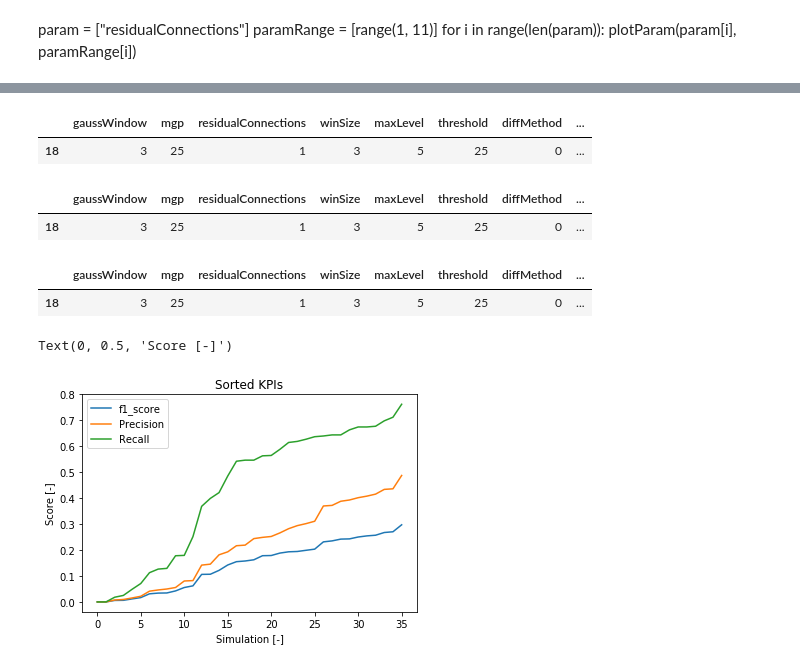
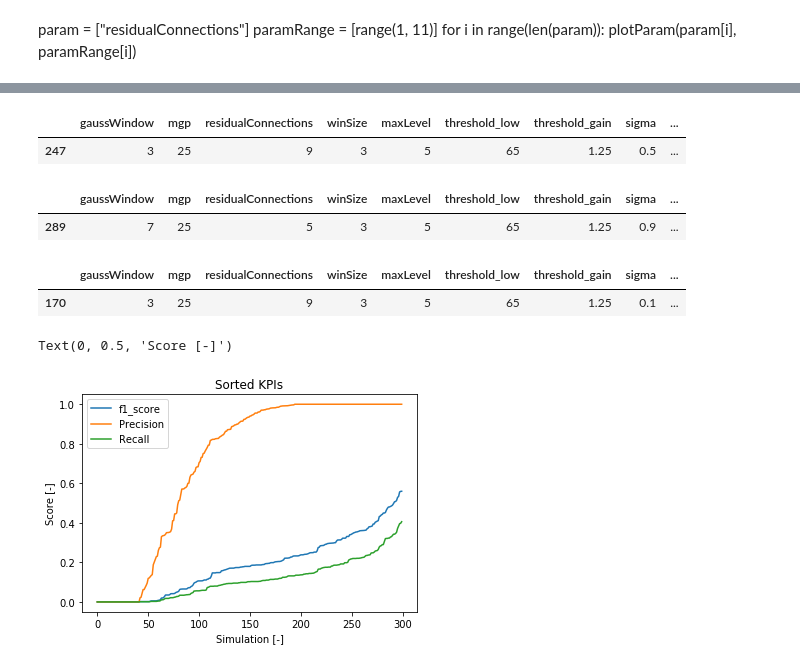
Before and after one commit to AlexBdx/Heli, a Jupyter notebook: 2_Motion detection/Motion detector optimization.ipynb, the cells around one changed output, grey strips where cells are left out. Drawn from its saved outputs; the diff is of its cells as text; code cells hidden in the pictures.

```diff
--- a/2_Motion detection/Motion detector optimization.ipynb
+++ b/2_Motion detection/Motion detector optimization.ipynb
@@ -7,14 +7,12 @@ from sklearn.preprocessing import LabelEncoder
 import numpy as np
 # %%
 # Import the log file
-df = pd.read_csv("/home/alex/Desktop/Helico/0_Database/RPi_import/190622_201853/190622_201853_Detection_paramSearch_multi.csv")
-df = pd.read_csv("/home/alex/Desktop/Helico/0_Database/RPi_import/190622_201853/190622_201853_Detection_paramSearch.csv")
-#df = pd.read_csv("/home/alex/Desktop/Helico/0_Database/RPi_import/190622_202211/190622_202211_Detection_paramSearch.csv")
-#df = pd.read_csv("/home/alex/Desktop/Helico/0_Database/RPi_import/190624_200747/190624_200747_Detection_paramSearch.csv")
-#df = pd.read_csv("/home/alex/Desktop/Helico/0_Database/RPi_import/190622_234007/190622_234007_Detection_paramSearch.csv")
 
+#df = pd.read_csv("/home/alex/Desktop/Helico/0_Database/RPi_import/190624_200747/190624_200747_MD_ParamSearch_All.csv")
+#df = pd.read_csv("/home/alex/Desktop/Helico/0_Database/RPi_import/190622_201853/190622_201853_MD_ParamSearch_All.csv")
+df = pd.read_csv("/home/alex/Desktop/Helico/0_Database/RPi_import/190622_202211/190622_202211_MD_ParamSearch_All.csv")
+#df = pd.read_csv("/home/alex/Desktop/Helico/0_Database/RPi_import/190622_234007/190622_234007_MD_ParamSearch_All.csv")
 # Add the f1_score
-df["f1_score"] = 1/(1/df["percentHeliTotalFiltered"]+1/df["percentFrameWithHeli"])
 
 # Display
 df.tail()
@@ -109,29 +114,29 @@ for items in params.items():
 # Max f1_score
 df[df["f1_score"] == max(df["f1_score"])]
 # %% [output]
-|  | gaussWindow | mgp | residualConnections | winSize | maxLevel | threshold | diffMethod | ... |
-| 18 | 3 | 25 | 1 | 3 | 5 | 25 | 0 | ... |
+|  | gaussWindow | mgp | residualConnections | winSize | maxLevel | threshold_low | threshold_gain | sigma | ... |
+| 247 | 3 | 25 | 9 | 3 | 5 | 65 | 1.25 | 0.5 | ... |
 # %%
 # Max precision
-df[df["percentHeliTotalFiltered"] == max(df["percentHeliTotalFiltered"])]
+df[df["precision"] == max(df["precision"])]
 # %% [output]
-|  | gaussWindow | mgp | residualConnections | winSize | maxLevel | threshold | diffMethod | ... |
-| 18 | 3 | 25 | 1 | 3 | 5 | 25 | 0 | ... |
+|  | gaussWindow | mgp | residualConnections | winSize | maxLevel | threshold_low | threshold_gain | sigma | ... |
+| 289 | 7 | 25 | 5 | 3 | 5 | 65 | 1.25 | 0.9 | ... |
 # %%
 # Max recall
-df[df["percentFrameWithHeli"] == max(df["percentFrameWithHeli"])]
+df[df["recall"] == max(df["recall"])]
 # %% [output]
-|  | gaussWindow | mgp | residualConnections | winSize | maxLevel | threshold | diffMethod | ... |
-| 18 | 3 | 25 | 1 | 3 | 5 | 25 | 0 | ... |
+|  | gaussWindow | mgp | residualConnections | winSize | maxLevel | threshold_low | threshold_gain | sigma | ... |
+| 170 | 3 | 25 | 9 | 3 | 5 | 65 | 1.25 | 0.1 | ... |
 # %%
 plt.figure()
 plt.plot(sorted(df["f1_score"]))
-plt.plot(sorted(df["percentHeliTotalFiltered"]))
-plt.plot(sorted(df["percentFrameWithHeli"]))
+plt.plot(sorted(df["precision"]))
+plt.plot(sorted(df["recall"]))
 plt.legend(['f1_score', 'Precision', 'Recall'])
 plt.title("Sorted KPIs")
 plt.xlabel("Simulation [-]")
 plt.ylabel("Score [-]")
 # %% [output]
 Text(0, 0.5, 'Score [-]')
-[figure, old version]
+[figure, new version]
```
Also changed, not shown: parts of 4 cells of this notebook, 7 other files.
